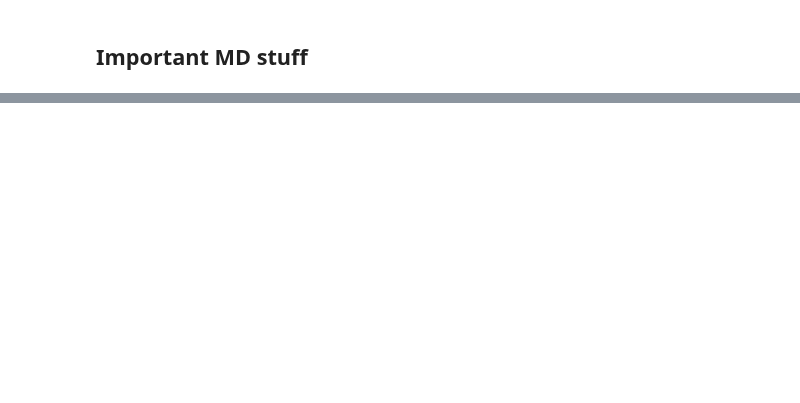
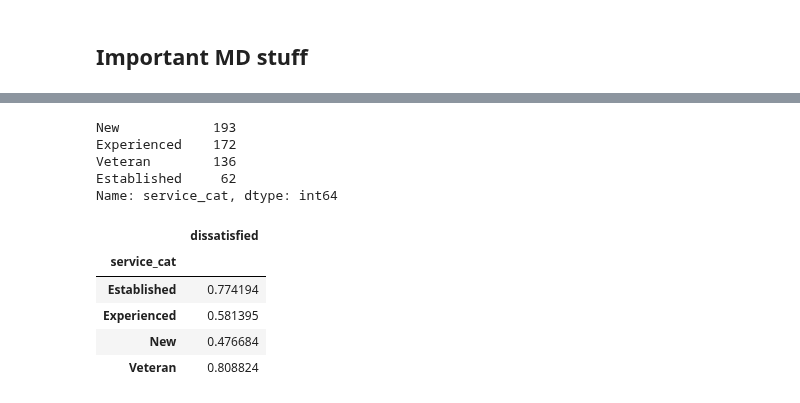
Before and after one commit to capncrockett/Dataquest, a Jupyter notebook: emp_exit_surveys/exit_surveys.ipynb, the cells around one changed output, grey strips where cells are left out. Drawn from its saved outputs; the diff is of its cells as text; code cells hidden in the pictures; blank space fills up the shorter version.

```diff
--- a/emp_exit_surveys/exit_surveys.ipynb
+++ b/emp_exit_surveys/exit_surveys.ipynb
@@ -649 +632,19 @@ freq       410
 Name: dissatisfied, dtype: object
+# %%
+combined_updated['service_cat'].value_counts()
+# %% [output]
+New            193
+Experienced    172
+Veteran        136
+Established     62
+Name: service_cat, dtype: int64
+# %%
+service_cat_dis_table = combined_updated.pivot_table(index='service_cat', values='dissatisfied')
+service_cat_dis_table
+# %% [output]
+|  | dissatisfied |
+| service_cat |  |
+| Established | 0.774194 |
+| Experienced | 0.581395 |
+| New | 0.476684 |
+| Veteran | 0.808824 |
```
Also changed, not shown: parts of 9 cells of this notebook, 1 other file.
